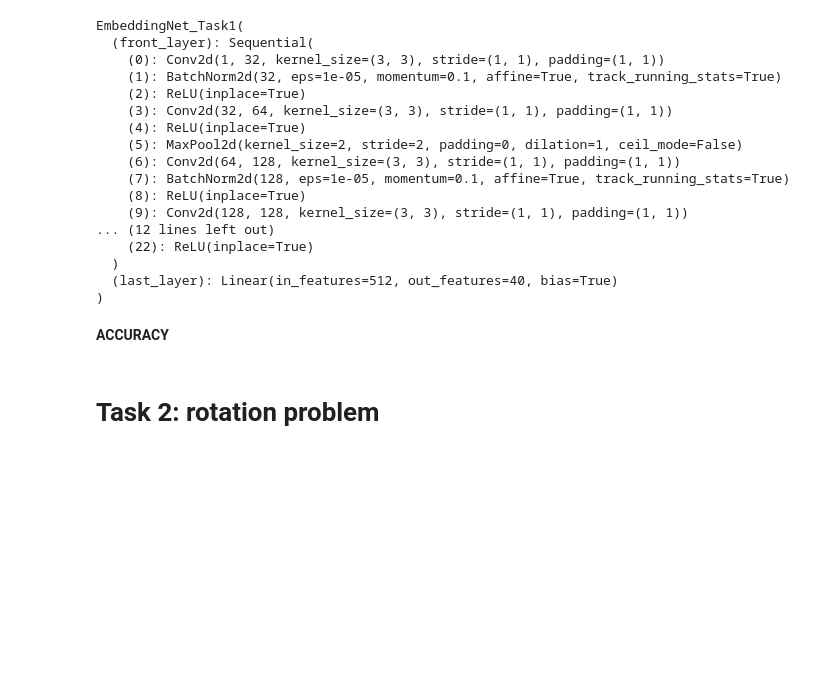
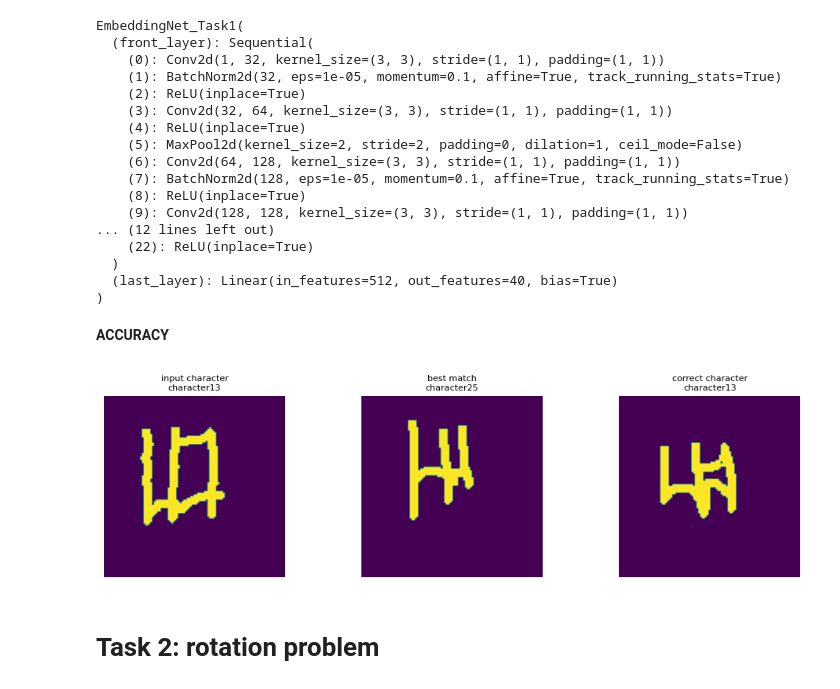
Before and after one commit to CPieter/2AMM10-Assignments, a Jupyter notebook: A1.ipynb, the cells around one changed output. Cells and saved outputs as stored; diff of their text form; code cells hidden in the pictures; blank space fills up the shorter version.

Commit message:
add display_random_match

```diff
--- a/A1.ipynb
+++ b/A1.ipynb
@@ -653,6 +653,52 @@ def get_accuracy(model, data_dict_test, k=1, transform=None, use_domain_knowledg
                 total += 1
 
     return correct / total
+# %%
+data_dict_test_task1 = load_data('data/a1/test_data_task1.pkl')
+accuracy = get_accuracy(model1, data_dict_test_task1, k=1, transform=DATA_TRANSFORM_TASK1)
+accuracy
+# %%
+def display_random_match(model, data_dict_test, data_transform):
+    alphabets_test = list(data_dict_test['annotated_images'].keys())
+    alphabet_id = np.random.randint(0, len(alphabets_test))
+    alphabet = alphabets_test[alphabet_id]
+
+    alphabet_annotated = data_dict_test['annotated_images'][alphabet]
+    alphabet_annotated_labels = data_dict_test['annotated_images_labels'][alphabet]
+    alphabet_unseen = data_dict_test['unseen_images'][alphabet]
+    alphabet_unseen_labels = data_dict_test['unseen_images_labels'][alphabet]
+
+    character_id = np.random.randint(0, len(alphabet_unseen))
+    unseen_image = alphabet_unseen[character_id][0]
+    unseen_label = alphabet_unseen_labels[character_id]
+
+    matcher = CharacterMatcher(model, data_transform)
+    matcher.fit(alphabet_annotated, alphabet_annotated_labels)
+
+    matches = matcher.get_matches(unseen_image, k=1)
+
+    alphabet_labels_to_idx = {k: v for v, k in enumerate(alphabet_annotated_labels)}
+
+    matched_image = alphabet_annotated[alphabet_labels_to_idx[matches[0]]][0]
+    correct_image = alphabet_annotated[alphabet_labels_to_idx[unseen_label]][0]
+
+    fig, axs = plt.subplots(1, 3, figsize=(12, 3))
+
+    axs[0].imshow(unseen_image)
+    axs[0].set_title("input character" + '\n' + unseen_label, fontsize=8)
+    axs[0].axis('off')
+
+    axs[1].imshow(matched_image)
+    axs[1].set_title("best match" + '\n' + matches[0], fontsize=8)
+    axs[1].axis('off')
+
+    axs[2].imshow(correct_image)
+    axs[2].set_title("correct character" + '\n' + unseen_label, fontsize=8)
+    axs[2].axis('off')
+
+display_random_match(model1, data_dict_test_task1, DATA_TRANSFORM_TASK1)
+# %% [output]
+[figure, added]
 # %% [markdown]
 # Task 2: rotation problem
 # %%
```
Also changed, not shown: parts of 3 cells of this notebook.
